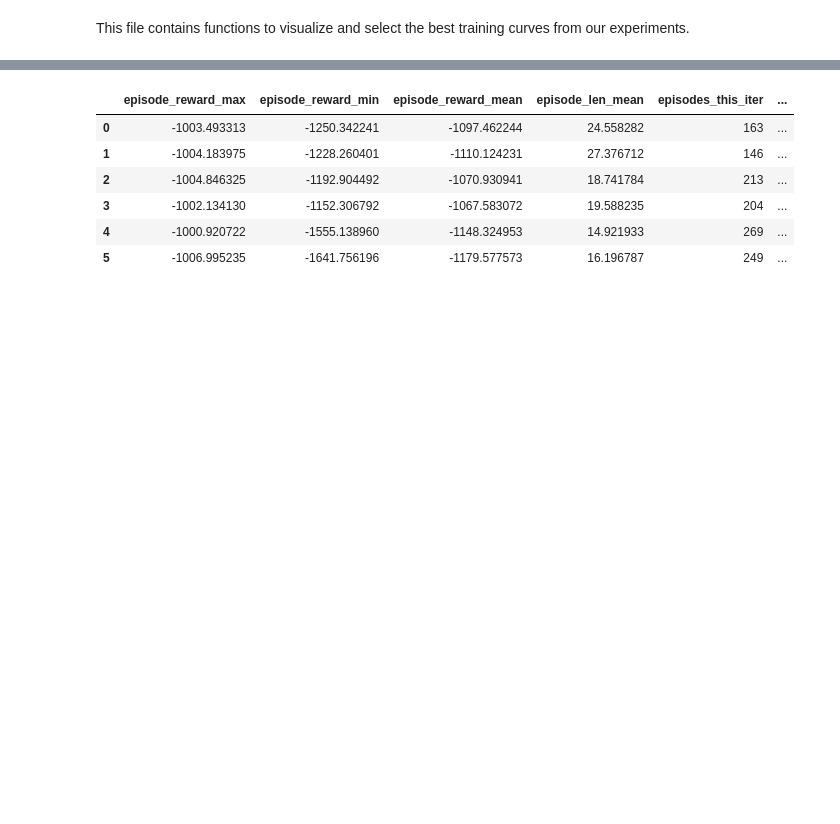
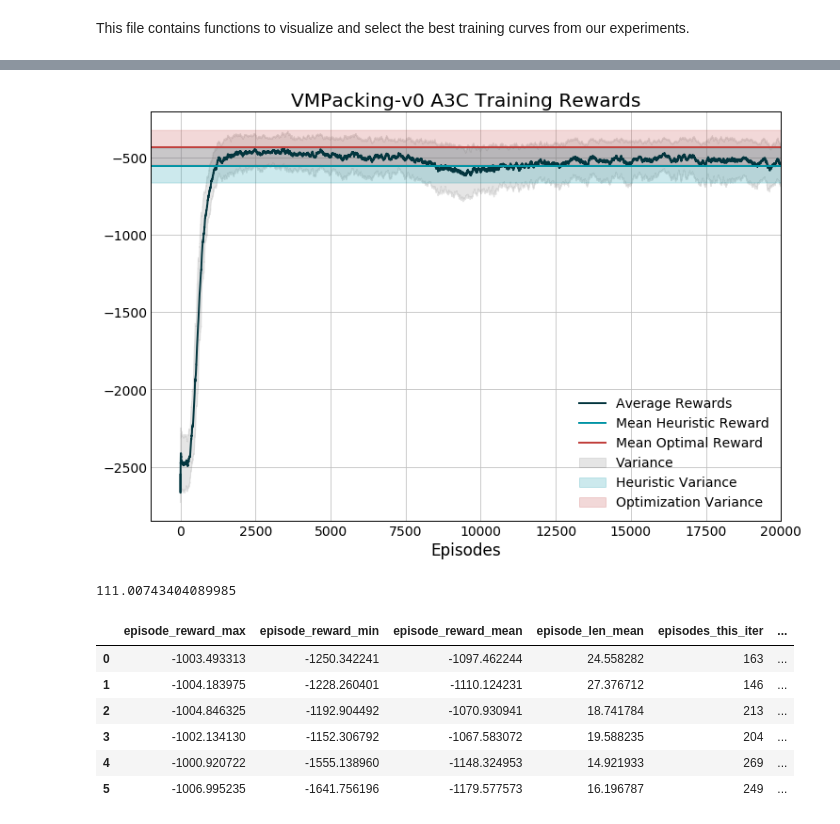
Before and after one commit to hubbs5/or-gym, a Jupyter notebook: notebooks/training_curves.ipynb, the cells around one changed output, grey strips where cells are left out. Saved outputs shown, nothing was run; the diff lists cells and outputs as text; code cells hidden in the pictures; blank space fills up the shorter version.

```diff
--- a/notebooks/training_curves.ipynb
+++ b/notebooks/training_curves.ipynb
@@ -100,3 +148,35 @@ plt.show()
+# %%
+x_min = -1000
+x_max = 20000
+opt_mean = -438.8
+opt_var = 111
+heur_mean = -556.2
+heur_var = 111.2
+
+plt.figure(figsize=(12,8))
+plt.plot(mean_vals, label='Average Rewards')
+plt.fill_between(np.arange(mean_vals.shape[0]), fill_min, fill_max,
+                 color='gray', alpha=0.2, label='Variance')
+
+plt.axhline(xmin=0, xmax=x_max, y=heur_mean, color=colors[1], label='Mean Heuristic Reward')
+plt.fill_between(np.arange(x_min, mean_vals.shape[0]), heur_mean-heur_var,
+                 heur_mean+heur_var, color=colors[1], alpha=0.2, label='Heuristic Variance')
+
+plt.axhline(xmin=0, xmax=x_max, y=opt_mean, color=colors[2], label='Mean Optimal Reward')
+plt.fill_between(np.arange(x_min, mean_vals.shape[0]), opt_mean-opt_var,
+                 opt_mean+opt_var, color=colors[2], alpha=0.2, label='Optimization Variance')
+
+plt.title('VMPacking-v0 A3C Training Rewards')
+plt.legend()
+plt.xlabel('Episodes')
+plt.xlim([x_min, x_max])
+plt.show()
+# %% [output]
+[figure, added]
+# %%
+vals[-100:].std()
+# %% [output]
+111.00743404089985
 # %%
 data = pd.read_csv('../or_gym/benchmarks/results/VMPacking-v0_or_gym_tune_2020-04-13.csv')
 data
```
Also changed, not shown: parts of 5 cells of this notebook, 3 other files.
